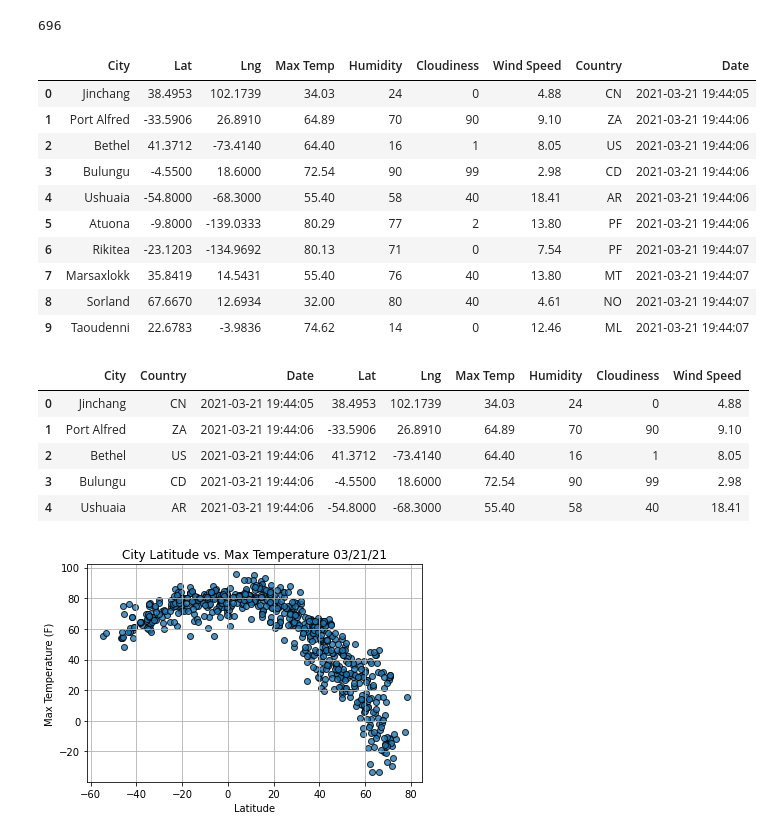
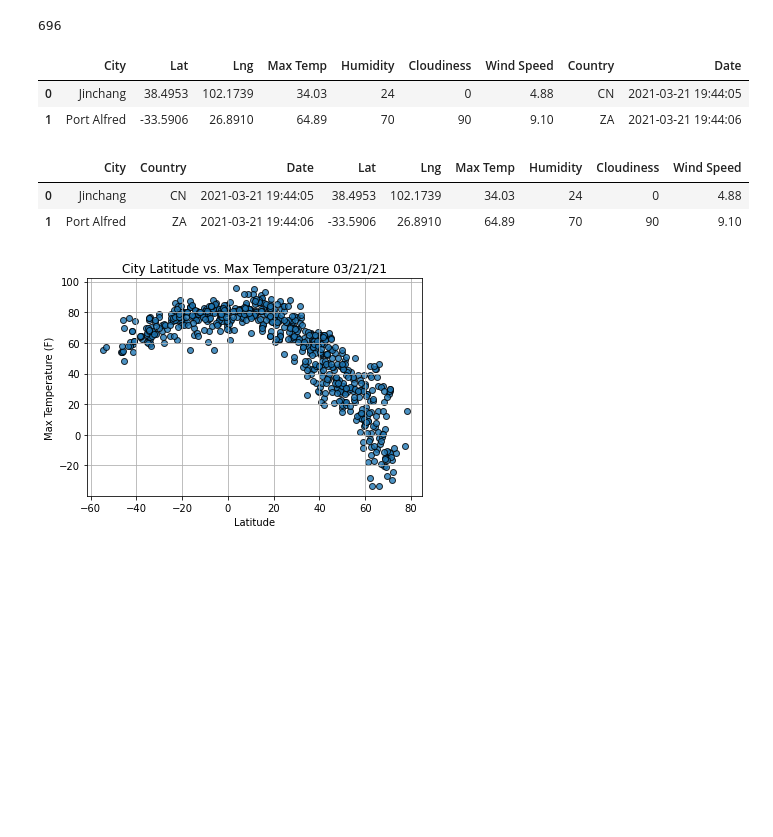
Before and after one commit to rciminera/World_Weather_Analysis, a Jupyter notebook: Module/WeatherPy.ipynb, the cells around one changed output. Drawn from its saved outputs; the diff is of its cells as text; code cells hidden in the pictures; blank space fills up the shorter version.

```diff
--- a/Module/WeatherPy.ipynb
+++ b/Module/WeatherPy.ipynb
@@ -148,33 +148,22 @@ len(city_data)
 # %%
 # Convert the array of dictionaries to a Pandas DataFrame.
 city_data_df = pd.DataFrame(city_data)
-city_data_df.head(10)
+city_data_df.head(2)
 # %% [output]
 |  | City | Lat | Lng | Max Temp | Humidity | Cloudiness | Wind Speed | Country | Date |
 | 0 | Jinchang | 38.4953 | 102.1739 | 34.03 | 24 | 0 | 4.88 | CN | 2021-03-21 19:44:05 |
 | 1 | Port Alfred | -33.5906 | 26.8910 | 64.89 | 70 | 90 | 9.10 | ZA | 2021-03-21 19:44:06 |
-| 2 | Bethel | 41.3712 | -73.4140 | 64.40 | 16 | 1 | 8.05 | US | 2021-03-21 19:44:06 |
-| 3 | Bulungu | -4.5500 | 18.6000 | 72.54 | 90 | 99 | 2.98 | CD | 2021-03-21 19:44:06 |
-| 4 | Ushuaia | -54.8000 | -68.3000 | 55.40 | 58 | 40 | 18.41 | AR | 2021-03-21 19:44:06 |
-| 5 | Atuona | -9.8000 | -139.0333 | 80.29 | 77 | 2 | 13.80 | PF | 2021-03-21 19:44:06 |
-| 6 | Rikitea | -23.1203 | -134.9692 | 80.13 | 71 | 0 | 7.54 | PF | 2021-03-21 19:44:07 |
-| 7 | Marsaxlokk | 35.8419 | 14.5431 | 55.40 | 76 | 40 | 13.80 | MT | 2021-03-21 19:44:07 |
-| 8 | Sorland | 67.6670 | 12.6934 | 32.00 | 80 | 40 | 4.61 | NO | 2021-03-21 19:44:07 |
-| 9 | Taoudenni | 22.6783 | -3.9836 | 74.62 | 14 | 0 | 12.46 | ML | 2021-03-21 19:44:07 |
 # %%
 # Reorder columns
 new_column_order = ["City", "Country", "Date", "Lat", "Lng", "Max Temp",
                     "Humidity", "Cloudiness", "Wind Speed"]
 # %%
 city_data_df = city_data_df[new_column_order]
-city_data_df.head()
+city_data_df.head(2)
 # %% [output]
 |  | City | Country | Date | Lat | Lng | Max Temp | Humidity | Cloudiness | Wind Speed |
 | 0 | Jinchang | CN | 2021-03-21 19:44:05 | 38.4953 | 102.1739 | 34.03 | 24 | 0 | 4.88 |
 | 1 | Port Alfred | ZA | 2021-03-21 19:44:06 | -33.5906 | 26.8910 | 64.89 | 70 | 90 | 9.10 |
-| 2 | Bethel | US | 2021-03-21 19:44:06 | 41.3712 | -73.4140 | 64.40 | 16 | 1 | 8.05 |
-| 3 | Bulungu | CD | 2021-03-21 19:44:06 | -4.5500 | 18.6000 | 72.54 | 90 | 99 | 2.98 |
-| 4 | Ushuaia | AR | 2021-03-21 19:44:06 | -54.8000 | -68.3000 | 55.40 | 58 | 40 | 18.41 |
 # %%
 # Create the output file (CSV).
 output_data_file = "weather_data/cities.csv"
```
Also changed, not shown: 1 other file.
